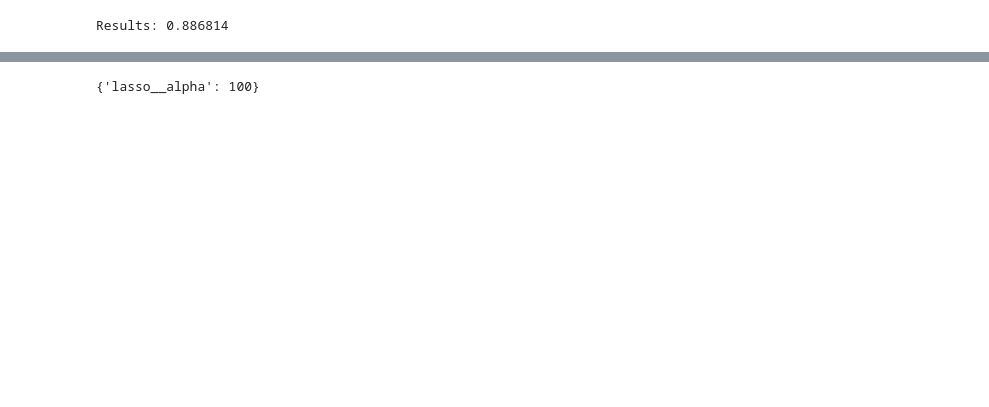
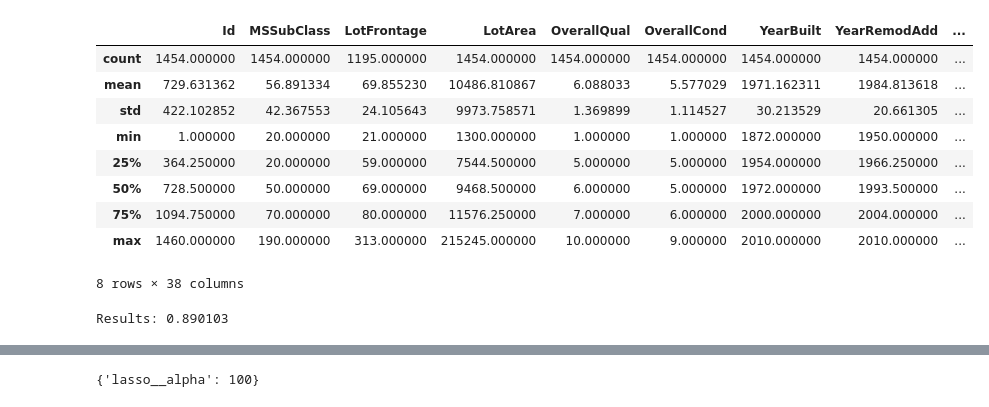
Before and after one commit to luigi-0/House-Prices, a Jupyter notebook: parameter_tuning/gbr_grid.ipynb, the cells around one changed output, grey strips where cells are left out. Saved outputs shown, nothing was run; the diff lists cells and outputs as text; code cells hidden in the pictures; blank space fills up the shorter version.

```diff
--- a/parameter_tuning/gbr_grid.ipynb
+++ b/parameter_tuning/gbr_grid.ipynb
@@ -347,3 +485,18 @@ sns.barplot(house_source_data['BedroomAbvGr'], house_source_data['SalePrice'])
+# %%
+a = house_source_data.copy()
+a = a.drop([691, 1182, 1169, 803, 897, 898])
+a.describe()
+# %% [output]
+|  | Id | MSSubClass | LotFrontage | LotArea | OverallQual | OverallCond | YearBuilt | YearRemodAdd | ... |
+| count | 1454.000000 | 1454.000000 | 1195.000000 | 1454.000000 | 1454.000000 | 1454.000000 | 1454.000000 | 1454.000000 | ... |
+| mean | 729.631362 | 56.891334 | 69.855230 | 10486.810867 | 6.088033 | 5.577029 | 1971.162311 | 1984.813618 | ... |
+| std | 422.102852 | 42.367553 | 24.105643 | 9973.758571 | 1.369899 | 1.114527 | 30.213529 | 20.661305 | ... |
+| min | 1.000000 | 20.000000 | 21.000000 | 1300.000000 | 1.000000 | 1.000000 | 1872.000000 | 1950.000000 | ... |
+| 25% | 364.250000 | 20.000000 | 59.000000 | 7544.500000 | 5.000000 | 5.000000 | 1954.000000 | 1966.250000 | ... |
+| 50% | 728.500000 | 50.000000 | 69.000000 | 9468.500000 | 6.000000 | 5.000000 | 1972.000000 | 1993.500000 | ... |
+| 75% | 1094.750000 | 70.000000 | 80.000000 | 11576.250000 | 7.000000 | 6.000000 | 2000.000000 | 2004.000000 | ... |
+| max | 1460.000000 | 190.000000 | 313.000000 | 215245.000000 | 10.000000 | 9.000000 | 2010.000000 | 2010.000000 | ... |
+8 rows × 38 columns
 # %%
 import matplotlib.pyplot as plt
 import seaborn as sns
@@ -358,7 +511,7 @@ def rmsle(y, y_pred):
 lasso_pipe = Pipeline(steps=[('preprocessor', preprocessor),
                              ('lasso', Lasso(selection='random', random_state=np.random.seed(seed)))])
 
-lasso_param_grid = {'lasso__alpha' : [10, 50, 100, 300, 400, 500, 600, 700, 800, 1000, 10000]}
+lasso_param_grid = {'lasso__alpha' : [10, 50, 90, 100, 110, 300, 400, 500, 600]}
 
 lasso_grid = GridSearchCV(lasso_pipe, param_grid=lasso_param_grid, cv=5, n_jobs=-1)
 
@@ -372,7 +525,7 @@ lasso_grid_best = lasso_grid.best_estimator_.named_steps['lasso']
 
 print('Results: {:8f} '.format(lasso_grid.best_score_))
 # %% [output]
-Results: 0.886814
+Results: 0.890103
 # %%
 print('Results: {:8f} '.format(lasso_grid.best_score_))
 # %% [output]
```
Also changed, not shown: parts of 27 cells of this notebook.
